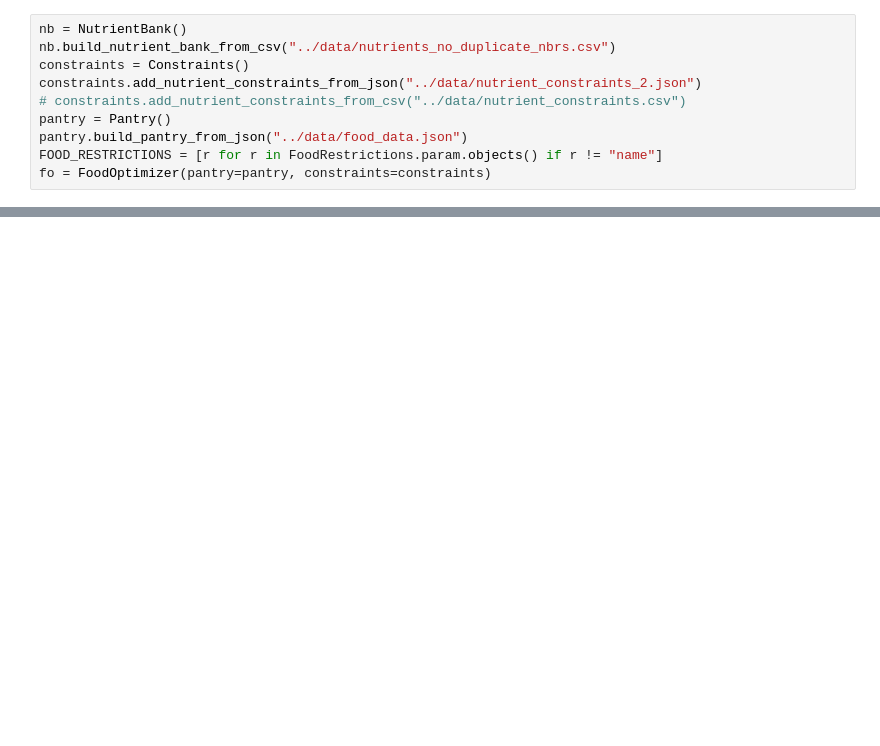
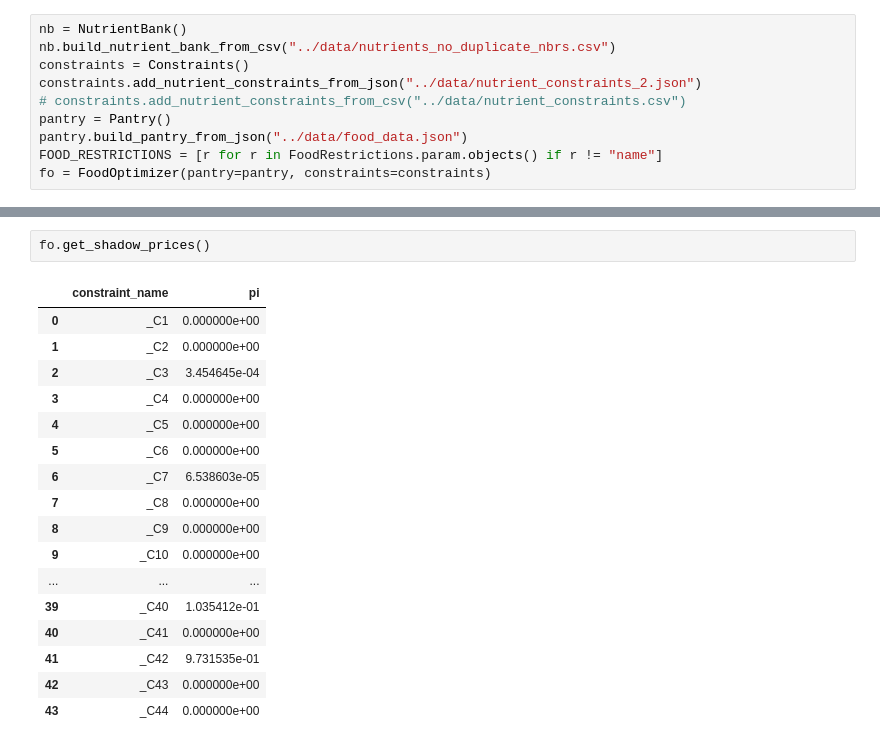
Before and after one commit to evanglas/food-analysis, a Jupyter notebook: app/pft_test.ipynb, the cells around one changed output, grey strips where cells are left out. Drawn from its saved outputs; the diff is of its cells as text; blank space fills up the shorter version.

```diff
--- a/app/pft_test.ipynb
+++ b/app/pft_test.ipynb
@@ -17,0 +96,20 @@ TypeError: unsupported operand type(s) for -=: 'float' and 'NutrientConstraint'
+# %%
+fo.get_shadow_prices()
+# %% [output]
+|  | constraint_name | pi |
+| 0 | _C1 | 0.000000e+00 |
+| 1 | _C2 | 0.000000e+00 |
+| 2 | _C3 | 3.454645e-04 |
+| 3 | _C4 | 0.000000e+00 |
+| 4 | _C5 | 0.000000e+00 |
+| 5 | _C6 | 0.000000e+00 |
+| 6 | _C7 | 6.538603e-05 |
+| 7 | _C8 | 0.000000e+00 |
+| 8 | _C9 | 0.000000e+00 |
+| 9 | _C10 | 0.000000e+00 |
+| ... | ... | ... |
+| 39 | _C40 | 1.035412e-01 |
+| 40 | _C41 | 0.000000e+00 |
+| 41 | _C42 | 9.731535e-01 |
+| 42 | _C43 | 0.000000e+00 |
+| 43 | _C44 | 0.000000e+00 |
```
Also changed, not shown: parts of 8 cells of this notebook, 2 other files.
